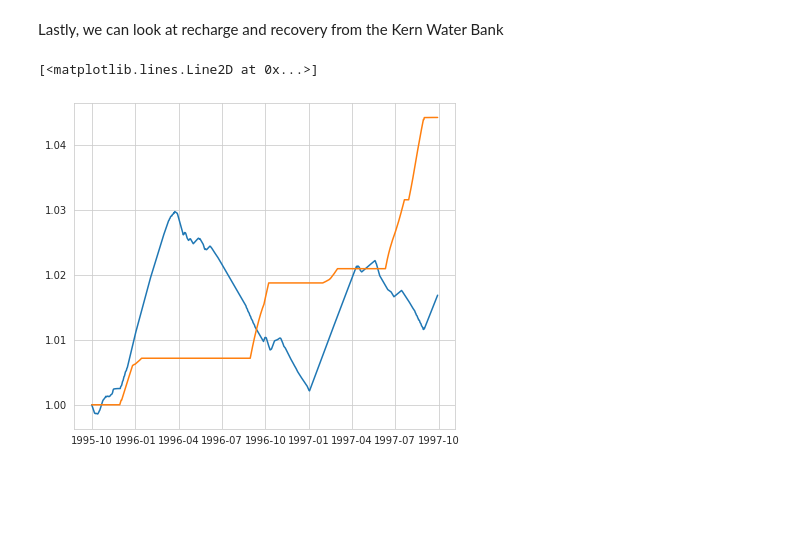
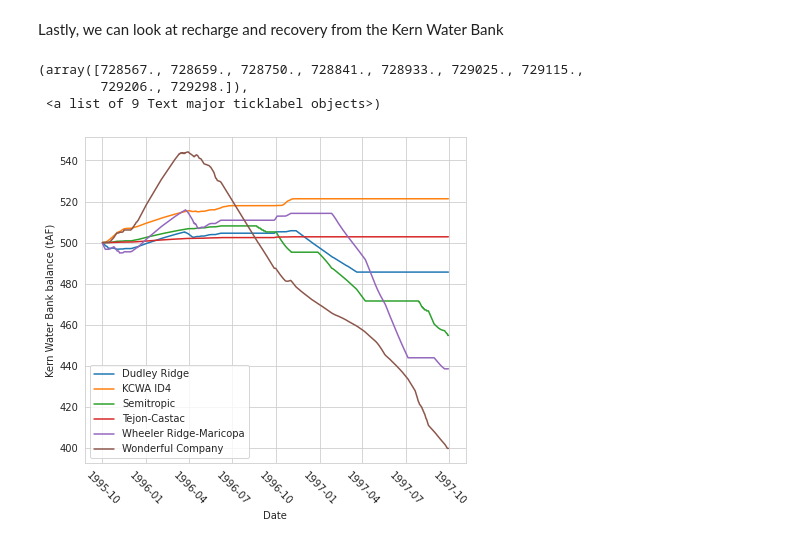
Before and after one commit to hbz5000/CALFEWS, a Jupyter notebook: CALFEWS_intro_tutorial.ipynb, the cells around one changed output. Cells and saved outputs as stored; diff of their text form; code cells hidden in the pictures; blank space fills up the shorter version.

```diff
--- a/CALFEWS_intro_tutorial.ipynb
+++ b/CALFEWS_intro_tutorial.ipynb
@@ -254,28 +276,21 @@ plt.xticks(rotation=315)
 # %% [markdown]
 Lastly, we can look at recharge and recovery from the Kern Water Bank
-# %%
-fig = plt.figure(figsize=(15,6))
-ax = plt.subplot(121)
-ax.plot(datDaily['kwb_total'] / datDaily['kwb_total'].iloc[0], label='Kern Water Bank total banked (relative)')
-ax.plot(datDaily['smi_total'] / datDaily['smi_total'].iloc[0], label='Semitropic total banked (relative)')
-# ax.plot(datDaily['cvpexchange_contract'], label='CVP Exchange')
-# ax.plot(datDaily['kingsriver_contract'], label='Kings')
-# ax.plot(datDaily['kernriver_contract'], label='Kern')
-# ax.legend()
-# ax.set_xlabel('Date')
-# ax.set_ylabel('Contract Deliveries (tAF)')
-# plt.xticks(rotation=315)
-
-# ax = plt.subplot(122)
-# ax.plot(datDaily['centralcoast_tableA_delivery'], label='Central Coast')
-# ax.plot(datDaily['losthills_tableA_delivery'], label='Lost Hills')
-# ax.plot(datDaily['semitropic_tableA_delivery'], label='Semitropic')
-# ax.plot(datDaily['wheeler_tableA_delivery'], label='Wheeler Ridge-Maricopa')
-# ax.plot(datDaily['socal_tableA_delivery'], label='SoCal')
-# ax.legend()
-# ax.set_xlabel('Date')
-# ax.set_ylabel('Contract Deliveries (tAF)')
-# plt.xticks(rotation=315)
-# %% [output]
-[<matplotlib.lines.Line2D at 0x...>]
-[figure, removed]
+# %%
+fig = plt.figure(figsize=(15,6))
+ax = plt.subplot(121)
+ax.plot(datDaily['kwb_DLR'], label='Dudley Ridge')
+# ax.plot(datDaily['kwb_KCWA'], label='KCWA')
+ax.plot(datDaily['kwb_ID4'], label='KCWA ID4')
+ax.plot(datDaily['kwb_SMI'], label='Semitropic')
+ax.plot(datDaily['kwb_TJC'], label='Tejon-Castac')
+ax.plot(datDaily['kwb_WRM'], label='Wheeler Ridge-Maricopa')
+ax.plot(datDaily['kwb_WON'], label='Wonderful Company')
+ax.legend()
+ax.set_xlabel('Date')
+ax.set_ylabel('Kern Water Bank balance (tAF)')
+plt.xticks(rotation=315)
+# %% [output]
+(array([728567., 728659., 728750., 728841., 728933., 729025., 729115.,
+        729206., 729298.]),
+ <a list of 9 Text major ticklabel objects>)
+[figure, added]
```
Also changed, not shown: parts of 18 cells of this notebook, 10 other files.
